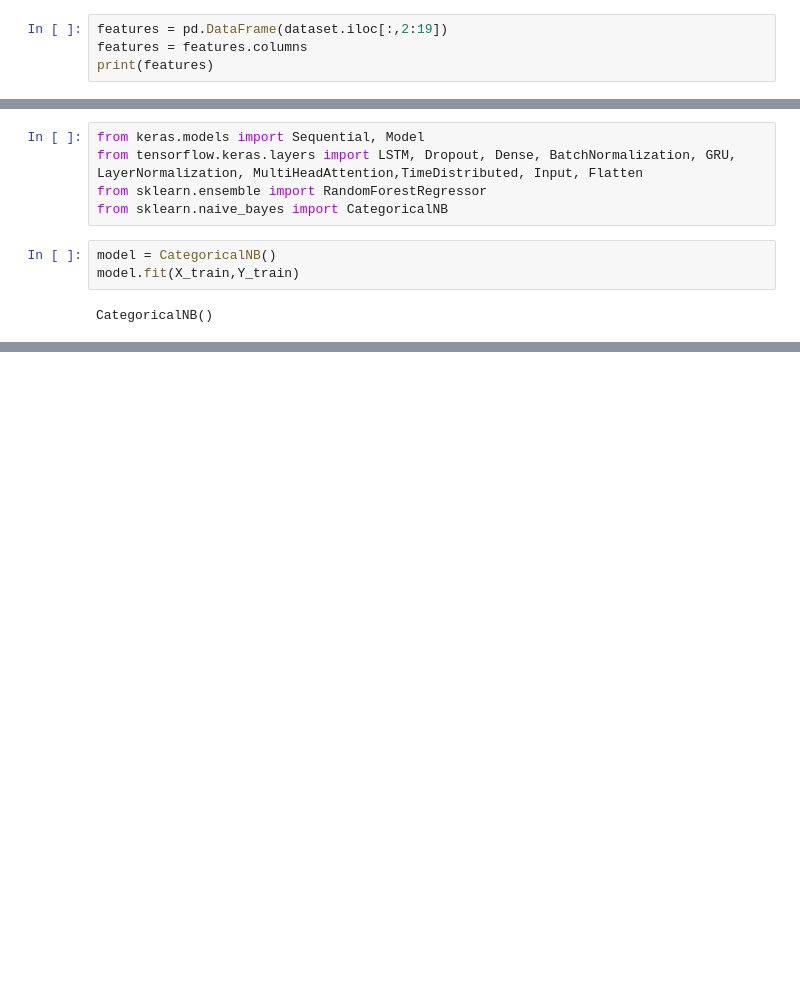
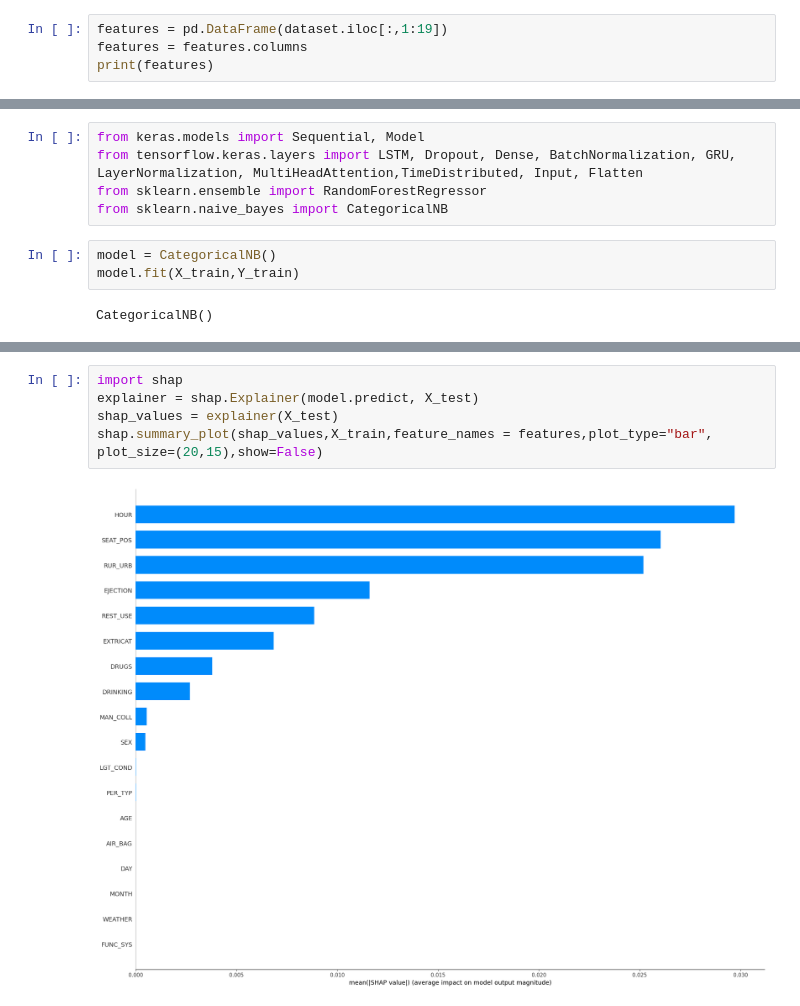
Before and after one commit to EddieZ18326/SSTP-Injury-Projects, a Jupyter notebook: Driver/Linear/Bayes.ipynb, the cells around one changed output, grey strips where cells are left out. Cells and saved outputs as stored; diff of their text form; blank space fills up the shorter version.

```diff
--- a/Driver/Linear/Bayes.ipynb
+++ b/Driver/Linear/Bayes.ipynb
@@ -38,7 +38,7 @@ print(Y_train.shape)
 (7939, 18)
 (7939, 1)
 # %%
-features = pd.DataFrame(dataset.iloc[:,2:19])
+features = pd.DataFrame(dataset.iloc[:,1:19])
 features = features.columns
 print(features)
 # %% [output]
@@ -97,0 +98,7 @@ weighted avg   0.493003  0.652897  0.529195      1985
+# %%
+import shap
+explainer = shap.Explainer(model.predict, X_test)
+shap_values = explainer(X_test)
+shap.summary_plot(shap_values,X_train,feature_names = features,plot_type="bar", plot_size=(20,15),show=False)
+# %% [output]
+[figure, added]
```
Also changed, not shown: parts of 3 cells of this notebook, 10 other files.
